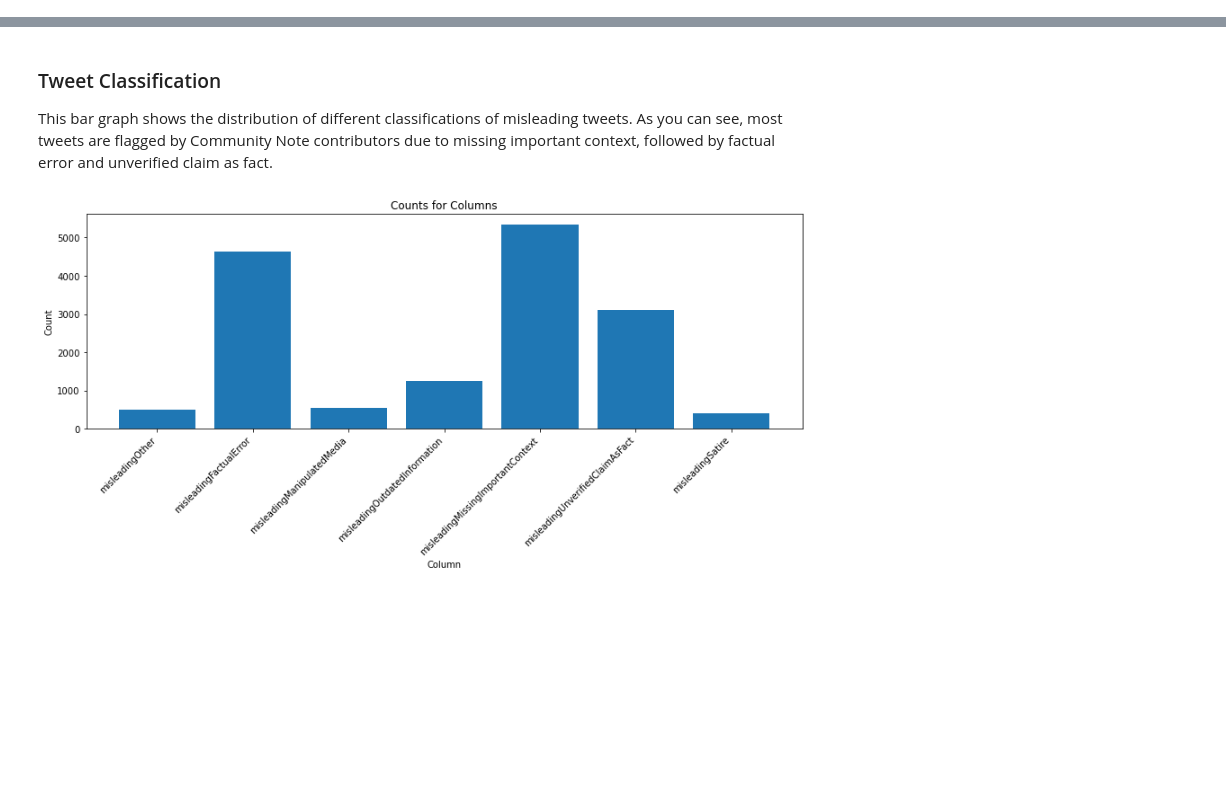
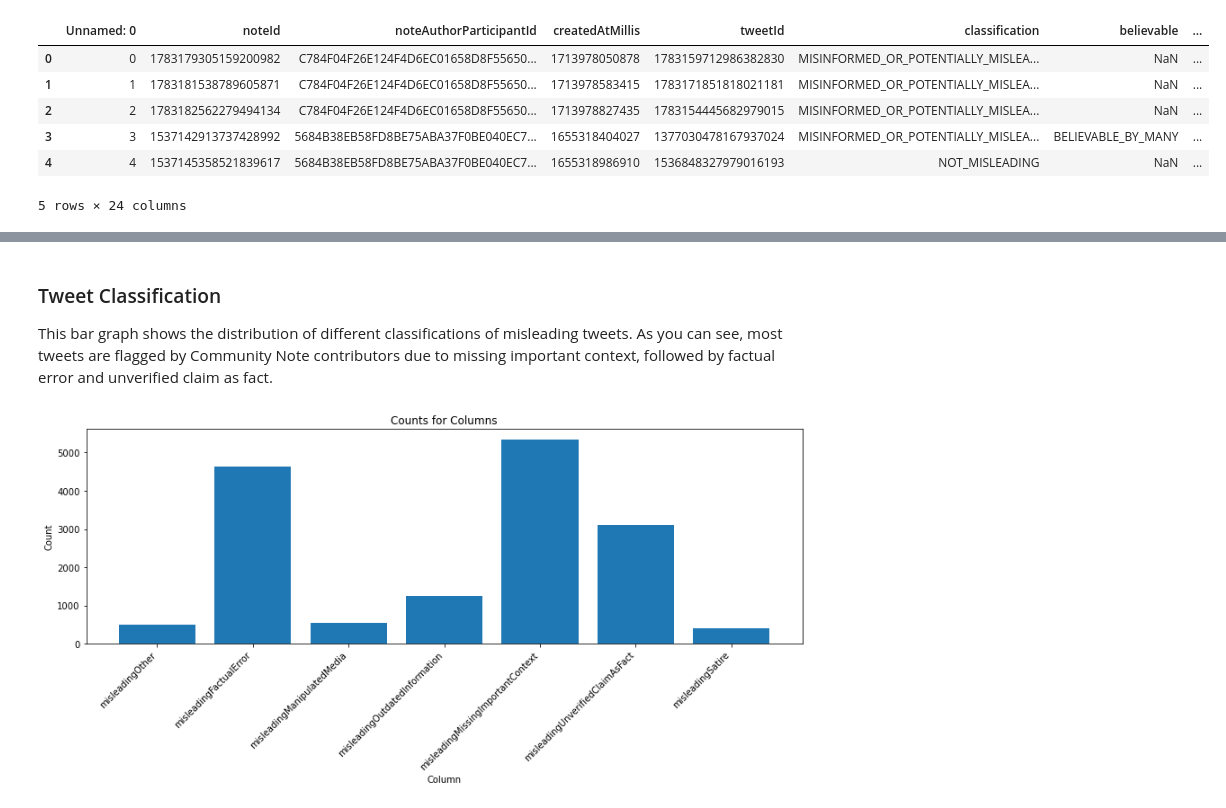
Before and after one commit to daphnehe/info498, a Jupyter notebook: Info 498 Practicum.ipynb, the cells around one changed output, grey strips where cells are left out. Saved outputs shown, nothing was run; the diff lists cells and outputs as text; code cells hidden in the pictures; blank space fills up the shorter version.

```diff
--- a/Info 498 Practicum.ipynb
+++ b/Info 498 Practicum.ipynb
@@ -48,0 +40,10 @@ plt.show()
+# %%
+data.head()
+# %% [output]
+|  | Unnamed: 0 | noteId | noteAuthorParticipantId | createdAtMillis | tweetId | classification | believable | ... |
+| 0 | 0 | 1783179305159200982 | C784F04F26E124F4D6EC01658D8F55650... | 1713978050878 | 1783159712986382830 | MISINFORMED_OR_POTENTIALLY_MISLEA... | NaN | ... |
+| 1 | 1 | 1783181538789605871 | C784F04F26E124F4D6EC01658D8F55650... | 1713978583415 | 1783171851818021181 | MISINFORMED_OR_POTENTIALLY_MISLEA... | NaN | ... |
+| 2 | 2 | 1783182562279494134 | C784F04F26E124F4D6EC01658D8F55650... | 1713978827435 | 1783154445682979015 | MISINFORMED_OR_POTENTIALLY_MISLEA... | NaN | ... |
+| 3 | 3 | 1537142913737428992 | 5684B38EB58FD8BE75ABA37F0BE040EC7... | 1655318404027 | 1377030478167937024 | MISINFORMED_OR_POTENTIALLY_MISLEA... | BELIEVABLE_BY_MANY | ... |
+| 4 | 4 | 1537145358521839617 | 5684B38EB58FD8BE75ABA37F0BE040EC7... | 1655318986910 | 1536848327979016193 | NOT_MISLEADING | NaN | ... |
+5 rows × 24 columns
```
Also changed, not shown: parts of 17 cells of this notebook.
